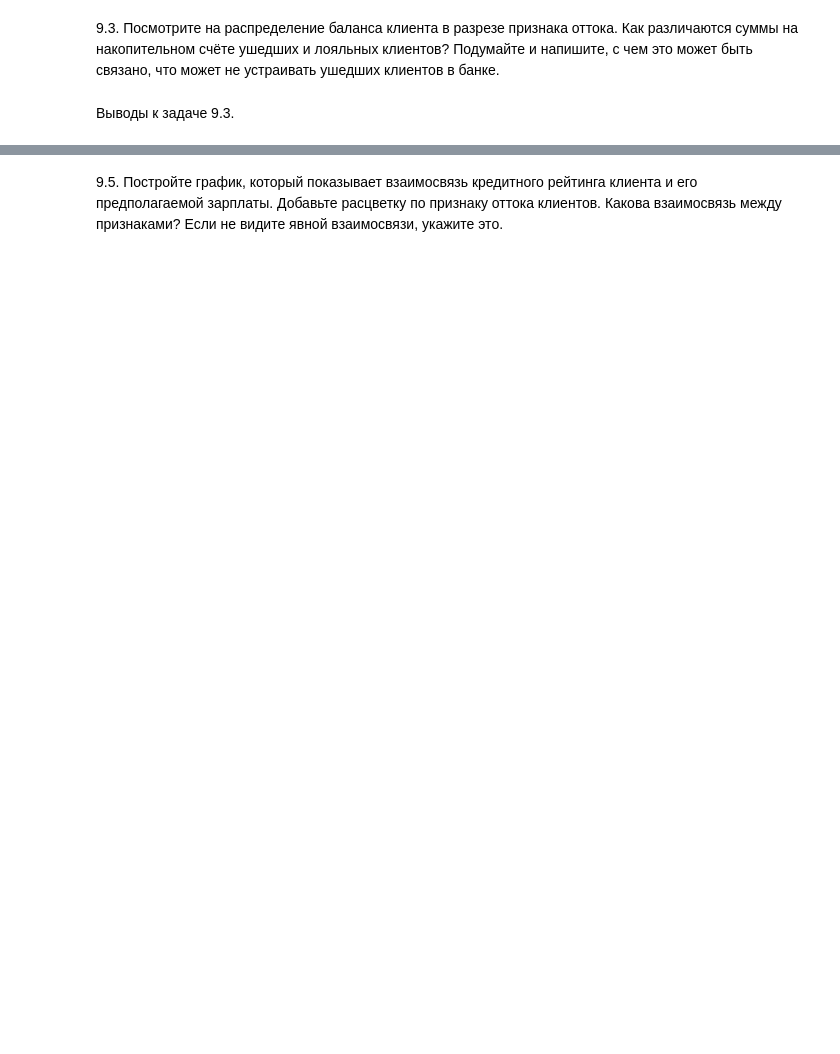
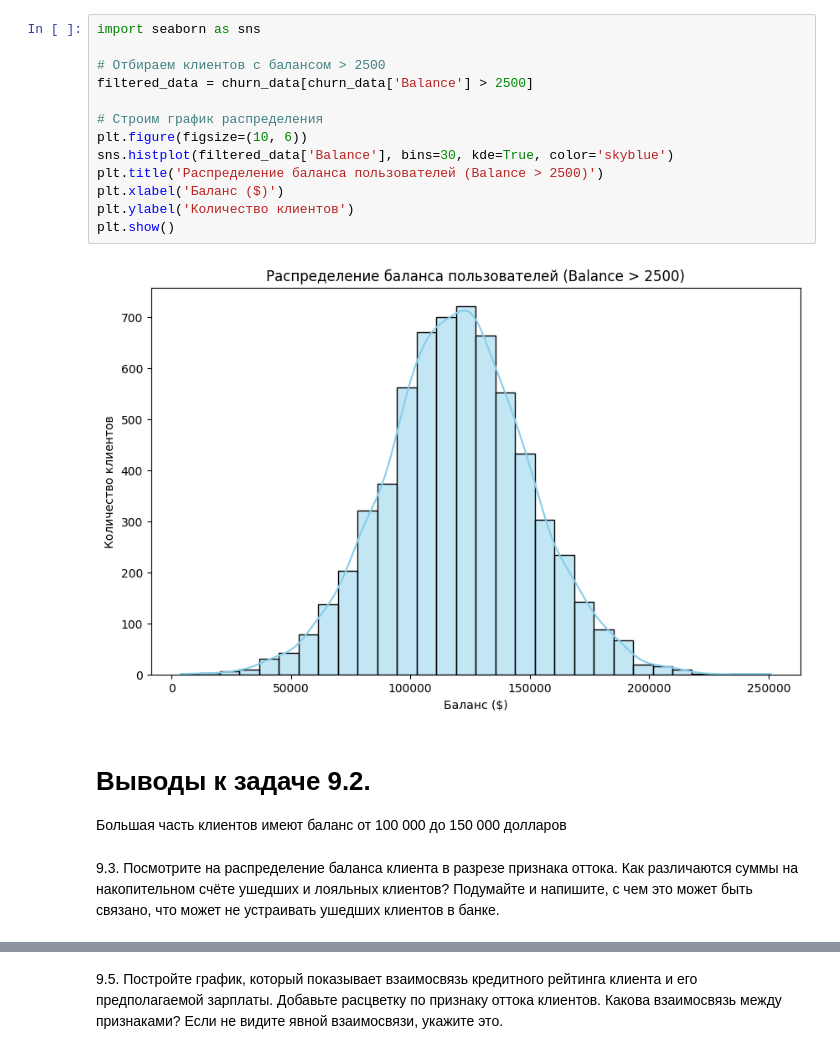
Before and after one commit to Artem221084/demo, a Jupyter notebook: Skillfactor/churn_data.ipynb, the cells around one changed output, grey strips where cells are left out. Cells and saved outputs as stored; diff of their text form; blank space fills up the shorter version.

```diff
--- a/Skillfactor/churn_data.ipynb
+++ b/Skillfactor/churn_data.ipynb
@@ -42,4 +44,21 @@ KeyError: "['RowNumber'] not found in axis"
+# %%
+import seaborn as sns
+
+# Отбираем клиентов с балансом > 2500
+filtered_data = churn_data[churn_data['Balance'] > 2500]
+
+# Строим график распределения
+plt.figure(figsize=(10, 6))
+sns.histplot(filtered_data['Balance'], bins=30, kde=True, color='skyblue')
+plt.title('Распределение баланса пользователей (Balance > 2500)')
+plt.xlabel('Баланс ($)')
+plt.ylabel('Количество клиентов')
+plt.show()
+# %% [output]
+[figure, added]
+# %% [markdown]
+# Выводы к задаче 9.2.
+
+Большая часть клиентов имеют баланс от 100 000 до 150 000 долларов
 # %% [markdown]
 9.3. Посмотрите на распределение баланса клиента в разрезе признака оттока. Как различаются суммы на накопительном счёте ушедших и лояльных клиентов? Подумайте и напишите, с чем это может быть связано, что может не устраивать ушедших клиентов в банке.
-# %% [markdown]
-Выводы к задаче 9.3.
```
Also changed, not shown: parts of 19 cells of this notebook.
